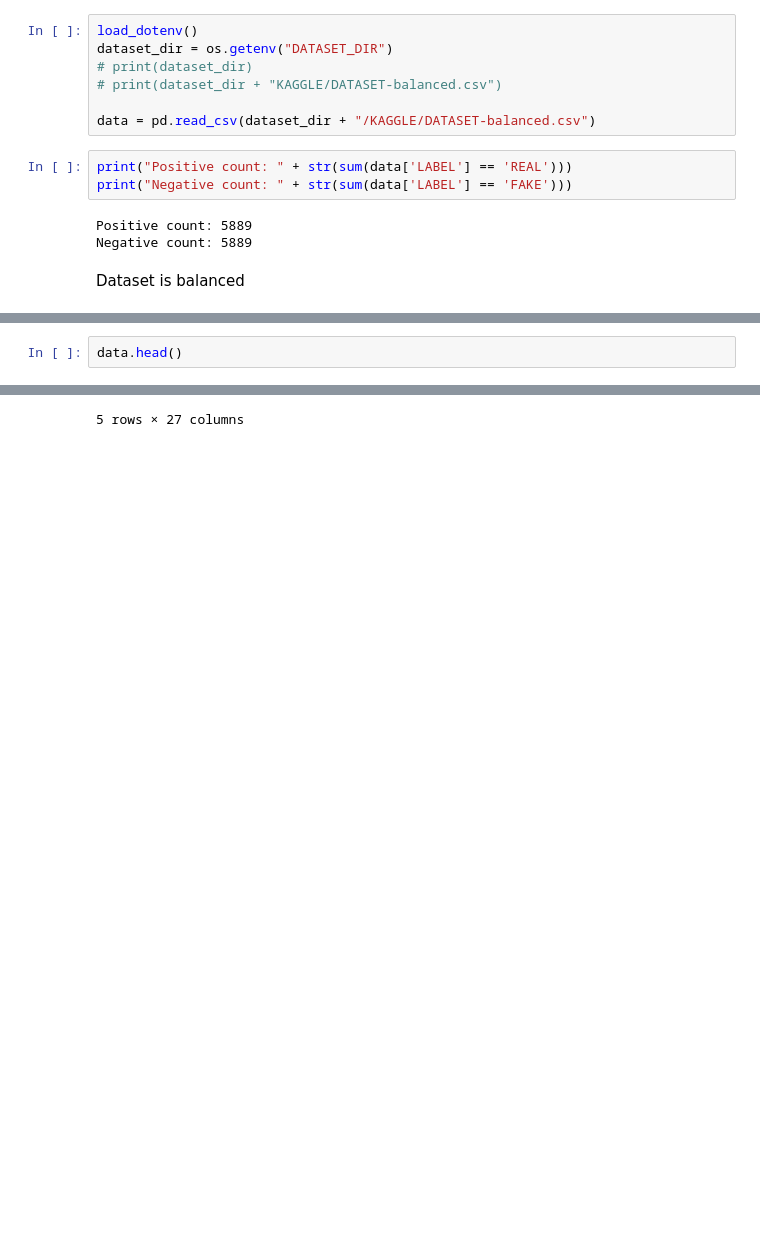
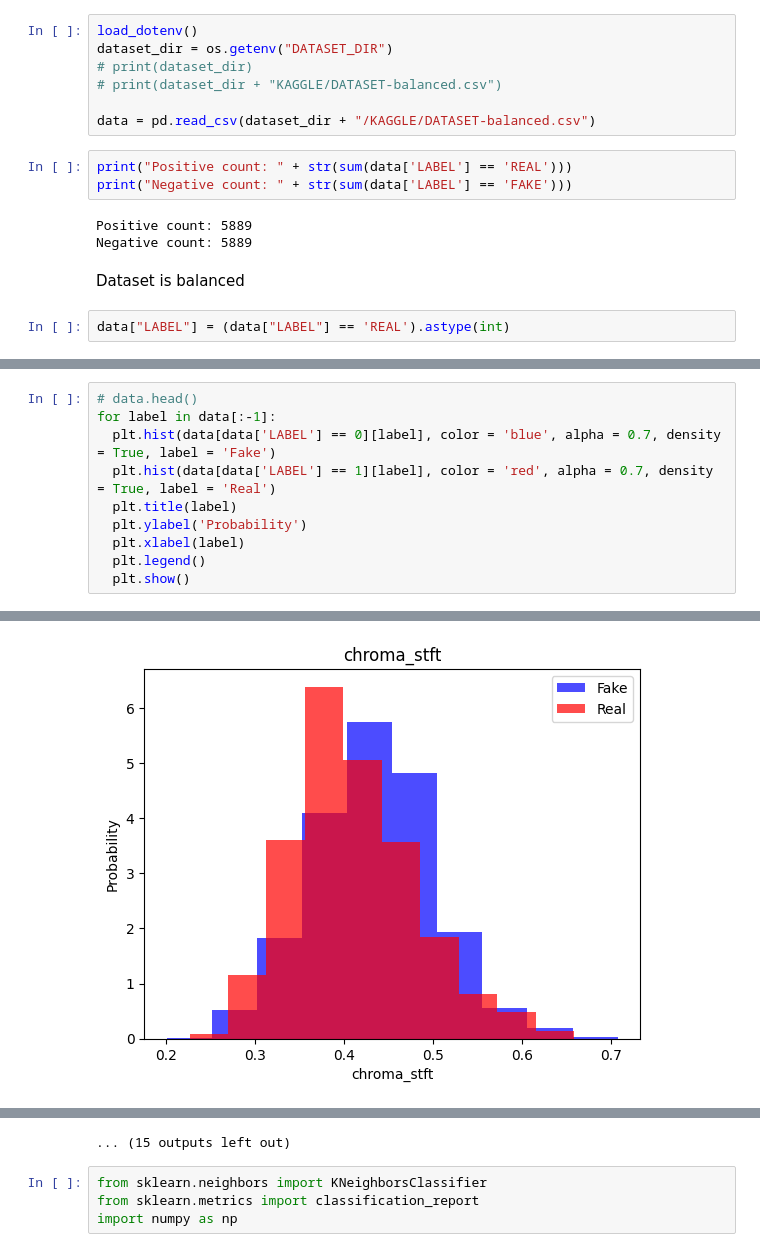
Before and after one commit to sadjordan/Detecting_Deepfake_Audio, a Jupyter notebook: Notebook.ipynb, the cells around one changed output, grey strips where cells are left out. Cells and saved outputs as stored; diff of their text form; blank space fills up the shorter version.

```diff
--- a/Notebook.ipynb
+++ b/Notebook.ipynb
@@ -17,3 +18,5 @@ Positive count: 5889
 Negative count: 5889
 # %% [markdown]
 Dataset is balanced
+# %%
+data["LABEL"] = (data["LABEL"] == 'REAL').astype(int)
@@ -20,3 +33,11 @@ Dataset is balanced
 # %%
-data.head()
+# data.head()
+for label in data[:-1]:
+  plt.hist(data[data['LABEL'] == 0][label], color = 'blue', alpha = 0.7, density = True, label = 'Fake')
+  plt.hist(data[data['LABEL'] == 1][label], color = 'red', alpha = 0.7, density = True, label = 'Real')
+  plt.title(label)
+  plt.ylabel('Probability')
+  plt.xlabel(label)
+  plt.legend()
+  plt.show()
 # %% [output]
@@ -28,0 +44 @@ data.head()
+[figure, added]
@@ -29 +56,5 @@ data.head()
-5 rows × 27 columns
+... (15 outputs left out)
+# %%
+from sklearn.neighbors import KNeighborsClassifier
+from sklearn.metrics import classification_report
+import numpy as np
```
Also changed, not shown: parts of 11 cells of this notebook.
